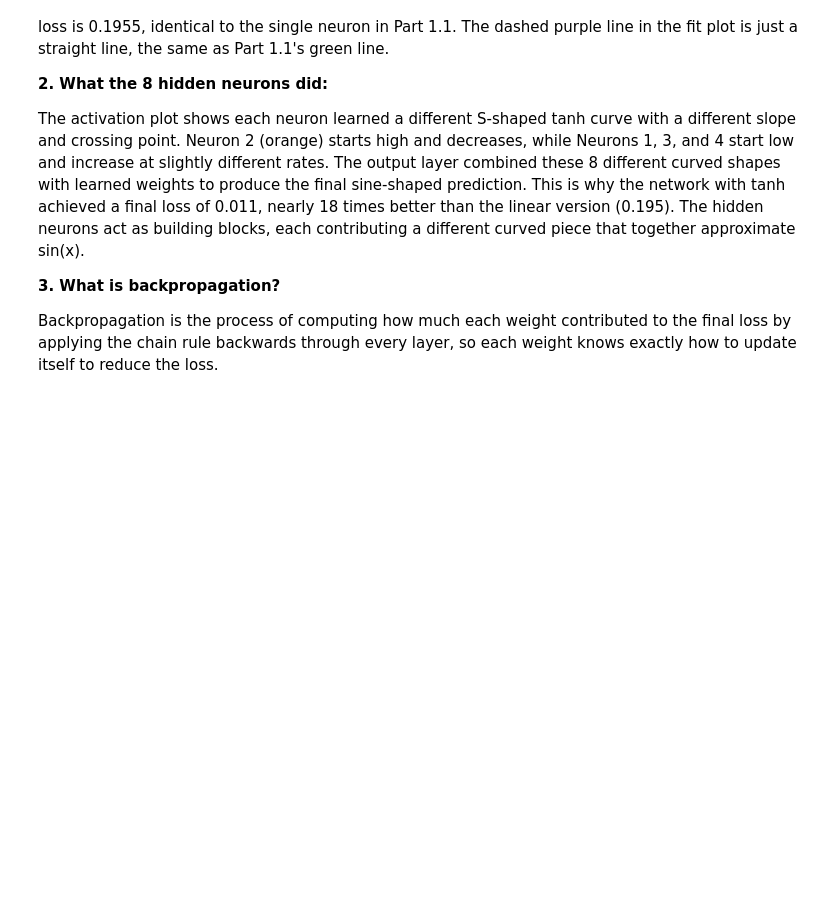
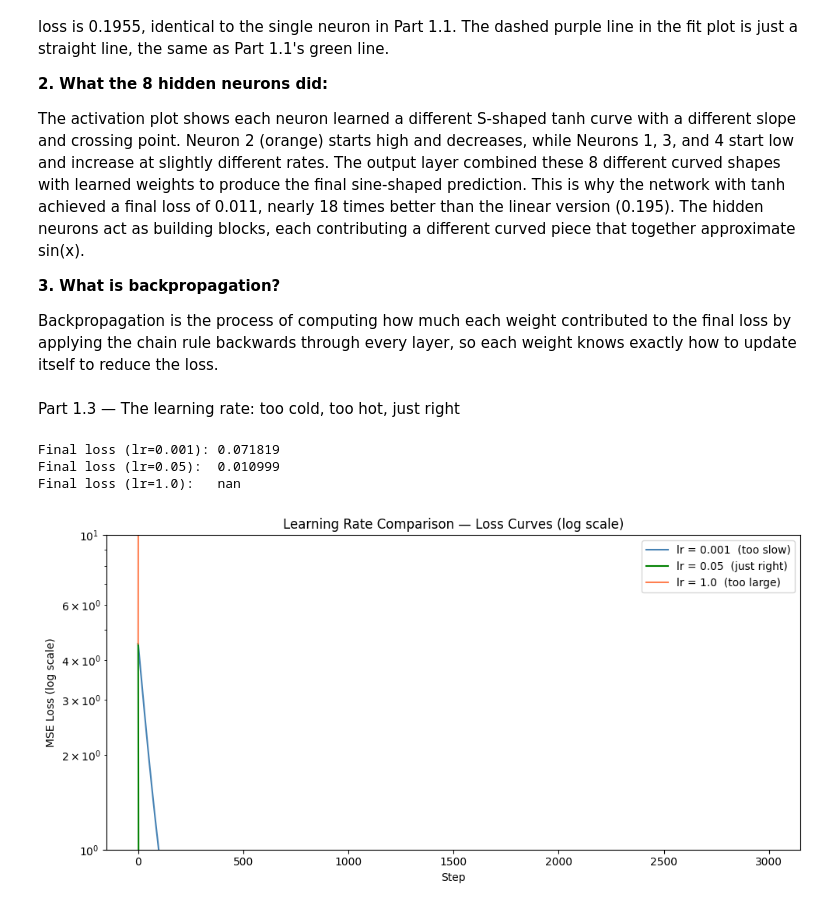
Before and after one commit to Louisa-Lois/lab-3-feedforward-networks, a Jupyter notebook: lab_3 .ipynb, the cells around one changed output. Drawn from its saved outputs; the diff is of its cells as text; code cells hidden in the pictures; blank space fills up the shorter version.

Commit message:
Complete Part 1.3: Learning rate experiments

```diff
--- a/lab_3 .ipynb
+++ b/lab_3 .ipynb
@@ -303,3 +303,76 @@ Backpropagation is the process of computing how much each weight
 contributed to the final loss by applying the chain rule backwards
 through every layer, so each weight knows exactly how to update
 itself to reduce the loss.
+# %% [markdown]
+Part 1.3 — The learning rate: too cold, too hot, just right
+# %%
+# Part 1.3: The learning rate — too cold, too hot, just right
+
+def train_toy(lr, steps=3000):
+    """Train the Part 1.2 network with a given learning rate.
+    Resets the seed before every run for a fair comparison."""
+
+    np.random.seed(RANDOM_STATE)
+    W1 = np.random.randn(1, 8) * 0.5
+    b1 = np.random.randn(8)    * 0.5
+    W2 = np.random.randn(8, 1) * 0.5
+    b2 = np.random.randn(1)    * 0.5
+
+    losses = []
+
+    for step in range(steps):
+
+        # Forward pass
+        z1    = x_col @ W1 + b1
+        h     = np.tanh(z1)
+        y_hat = h @ W2 + b2
+        loss  = np.mean((y_hat - y_col) ** 2)
+        losses.append(loss)
+
+        # Backward pass
+        d_yhat = 2 * (y_hat - y_col) / len(y_col)
+        dW2    = h.T @ d_yhat
+        db2    = d_yhat.sum(axis=0)
+        dh     = d_yhat @ W2.T
+        dz1    = dh * (1 - np.tanh(z1) ** 2)
+        dW1    = x_col.T @ dz1
+        db1    = dz1.sum(axis=0)
+
+        # Parameter update
+        W2 -= lr * dW2
+        b2 -= lr * db2
+        W1 -= lr * dW1
+        b1 -= lr * db1
+
+    return losses
+
+# Run with three learning rates
+lr_slow   = 0.001
+lr_good   = 0.05
+lr_large  = 1.0
+
+losses_slow  = train_toy(lr=lr_slow)
+losses_good  = train_toy(lr=lr_good)
+losses_large = train_toy(lr=lr_large)
+
+print(f"Final loss (lr=0.001): {losses_slow[-1]:.6f}")
+print(f"Final loss (lr=0.05):  {losses_good[-1]:.6f}")
+print(f"Final loss (lr=1.0):   {losses_large[-1]:.6f}")
+
+# Plot all three on the same axes (log scale on y)
+plt.figure(figsize=(10, 5))
+plt.plot(losses_slow,  color='steelblue', label=f'lr = {lr_slow}  (too slow)')
+plt.plot(losses_good,  color='green',     label=f'lr = {lr_good}  (just right)')
+plt.plot(losses_large, color='coral',     label=f'lr = {lr_large}  (too large)')
+plt.yscale('log')
+plt.title('Learning Rate Comparison — Loss Curves (log scale)')
+plt.xlabel('Step')
+plt.ylabel('MSE Loss (log scale)')
+plt.legend()
+plt.tight_layout()
+plt.show()
+# %% [output]
+Final loss (lr=0.001): 0.071819
+Final loss (lr=0.05):  0.010999
+Final loss (lr=1.0):   nan
+[figure, added]
```
Also changed, not shown: parts of 1 cell of this notebook.
